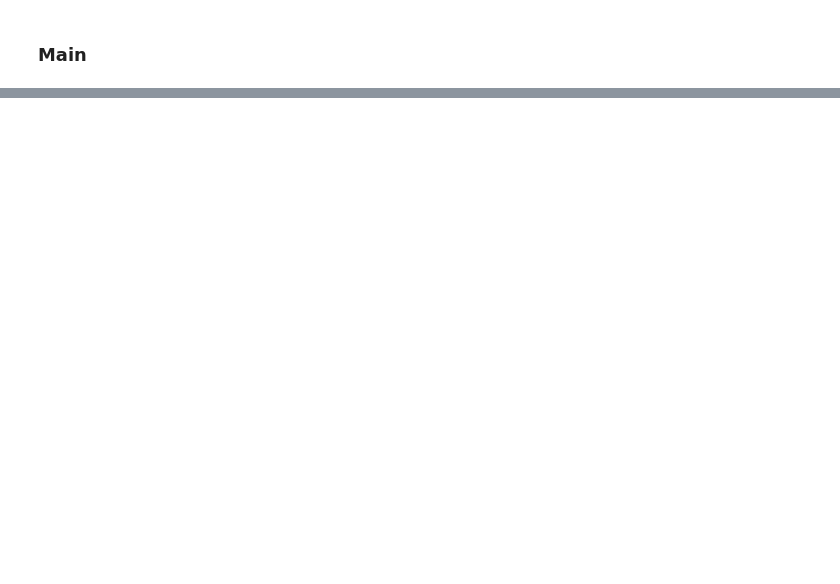
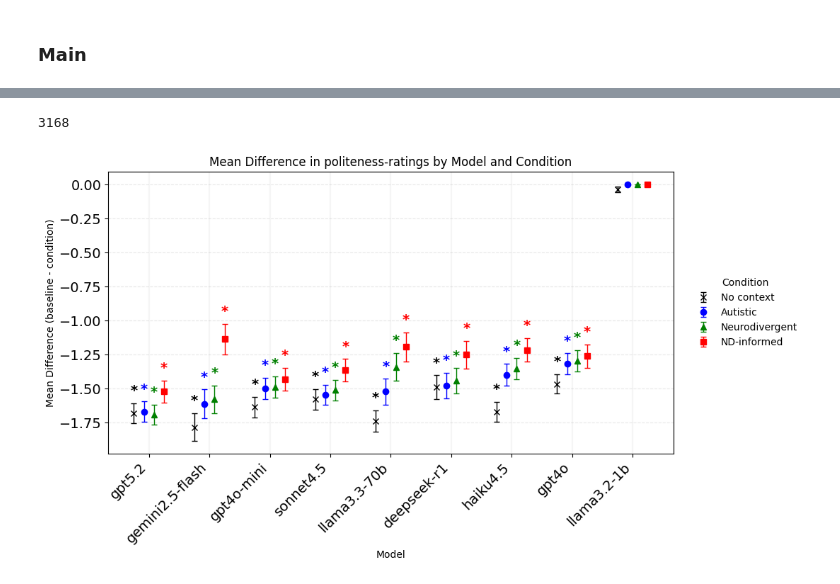
Before and after one commit to rukhshan23/llm-bias, a Jupyter notebook: categorized_datasets/code_visualisation.ipynb, the cells around one changed output, grey strips where cells are left out. Drawn from its saved outputs; the diff is of its cells as text; code cells hidden in the pictures; blank space fills up the shorter version.

```diff
--- a/categorized_datasets/code_visualisation.ipynb
+++ b/categorized_datasets/code_visualisation.ipynb
@@ -805,3 +1099,17 @@ print(len(analysis_df))
+# %%
+def plot_differences(source_map, task, baseline = "no-context", diff_value = "clean", agg_value = "diff"):
+    merged = calculate_differences(analysis_df, source_map, baseline, diff_value)
+    print(len(merged))
+    agg = agg_means(merged, ["model","condition"], agg_value)
+    #print(agg)
+    #plot_condition_means(agg, models, task)
+    sig_df = compute_baseline_significance(analysis_df,source_map)
+    plot_condition_means(agg, models, task=task, sig_df=sig_df)
+# %%
+plot_differences(source_map = source_map, task = task)
+# %% [output]
+3168
+[figure, added]
 # %%
 analysis_df.groupby("model")["clean"].describe()
 # %% [output]
```
Also changed, not shown: parts of 18 cells of this notebook, 2 other files.
